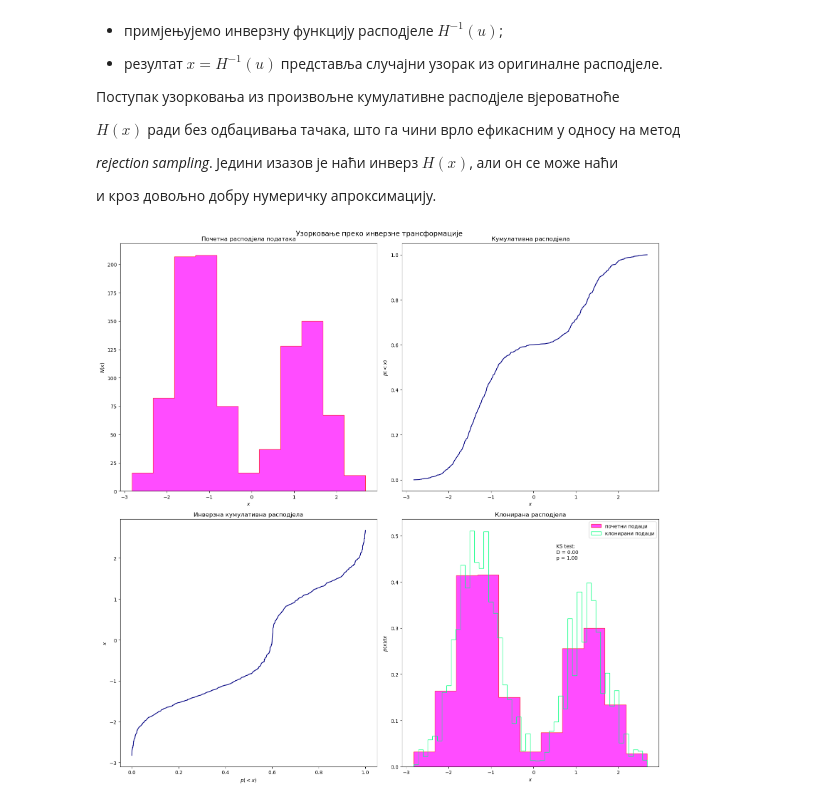
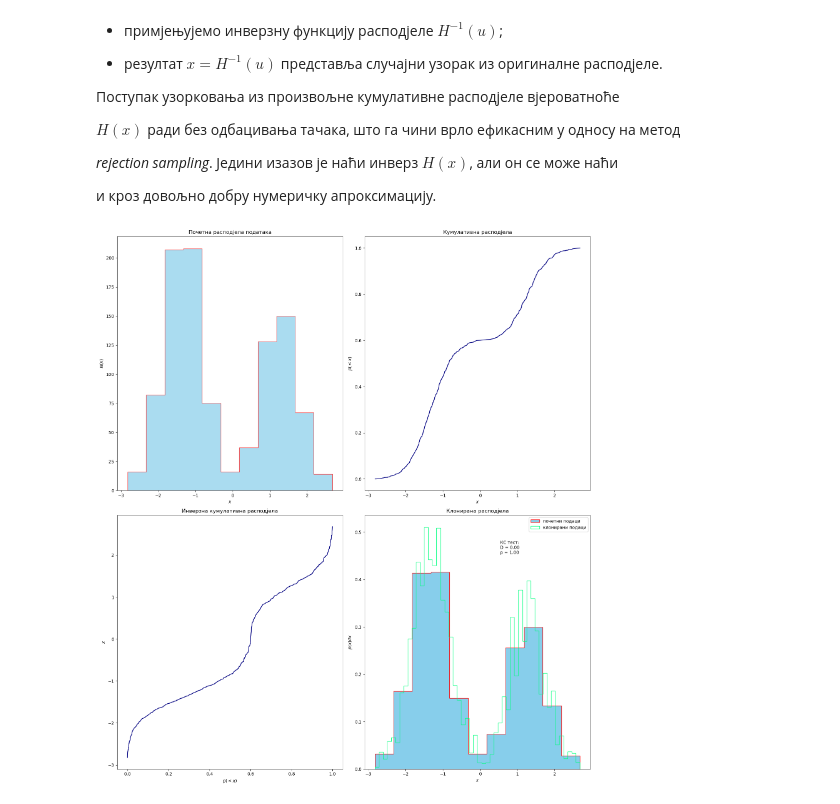
Before and after one commit to zorzeus/Astrostatistika, a Jupyter notebook: as_03.ipynb, the cells around one changed output. Drawn from its saved outputs; the diff is of its cells as text; code cells hidden in the pictures.

```diff
--- a/as_03.ipynb
+++ b/as_03.ipynb
@@ -505,59 +505,58 @@ $H(x)$ ради без одбацивања тачака, што га чини
 
 и кроз довољно добру нумеричку апроксимацију.
 # %%
-Ndata = 1000
-Nclone = 100000
+Ndata = 1000 # број тачака на почетку
+Nclone = 100000 # број тачака које се генеришу приликом „клонирања“ почетне расподјеле
 np.random.seed(0)
 
-dists = (scipy.stats.norm(-1.3, 0.5), scipy.stats.norm(1.3, 0.5))
-fracs = (0.6, 0.4)
+dists = (scipy.stats.norm(-1.3, 0.5), scipy.stats.norm(1.3, 0.5)) # пар нормалних расподјела
+fracs = (0.6, 0.4) # дио података узет из прве, односно друге расподјеле
 
-x = np.hstack([d.rvs(int(f * Ndata)) for d, f in zip(dists, fracs)])
+x = np.hstack([d.rvs(int(f * Ndata)) for d, f in zip(dists, fracs)]) # комбинација
 
-x_cloned = EmpiricalDistribution(x).rvs(Nclone)
-D, p = scipy.stats.ks_2samp(x, x_cloned)
+x_cloned = EmpiricalDistribution(x).rvs(Nclone) # креирање емпиријске расподјеле засноване на x
+D, p = scipy.stats.ks_2samp(x, x_cloned) # Колмогоров-Смирнов тест
 
 x.sort()
-Px_cuml = np.linspace(0, 1, Ndata)
+Px_cuml = np.linspace(0, 1, Ndata) # идеална кумулативна функција за сортиране податке
 
-tck = scipy.interpolate.splrep(Px_cuml, x)
+tck = scipy.interpolate.splrep(Px_cuml, x) # интерполација кумулативне расподјеле
 Px_cuml_sample = np.linspace(0, 1, 10 * Ndata)
-x_sample = scipy.interpolate.splev(Px_cuml_sample, tck)
+x_sample = scipy.interpolate.splev(Px_cuml_sample, tck) # омогућавање глатке инверзије к. расподјеле
 
-plt.figure(figsize=(16, 16))
+plt.figure(figsize=(16, 18))
 
 plt.subplot(221)
-plt.hist(x, bins='auto', histtype='stepfilled', edgecolor='red', facecolor='magenta', alpha=0.7)
+plt.hist(x, bins='auto', histtype='stepfilled', edgecolor='red', facecolor='skyblue', alpha=0.7)
 plt.xlabel(r'$x$')
 plt.ylabel(r'$N(x)$')
 plt.title('Почетна расподјела података')
 
 plt.subplot(222)
 plt.plot(x, Px_cuml, color='navy')
 plt.xlabel(r'$x$')
 plt.ylabel(r'$p(<x)$')
 plt.title('Кумулативна расподјела')
 
 plt.subplot(223)
 plt.plot(Px_cuml_sample, x_sample, color='navy')
 plt.ylabel(r'$x$')
 plt.xlabel(r'$p(<x)$')
 plt.title('Инверзна кумулативна расподјела')
 
 plt.subplot(224)
-plt.hist(x, bins='auto', density=True, histtype='stepfilled', alpha=0.7,
-         edgecolor='red', facecolor='magenta', label='почетни подаци')
+plt.hist(x, bins='auto', density=True, histtype='stepfilled',
+         edgecolor='red', facecolor='skyblue', label='почетни подаци')
 plt.hist(x_cloned, bins='auto', density=True, histtype='step',
          color='springgreen', label='клонирани подаци')
 plt.xlabel(r'$x$')
 plt.ylabel(r'$p(x)dx$')
 plt.title('Клонирана расподјела')
-plt.text(0.6, 0.9, f"KS test:\nD = {D:.2f}\np = {p:.2f}",
+plt.text(0.6, 0.9, f"КС тест:\nD = {D:.2f}\np = {p:.2f}",
          ha='left', va='top', transform=plt.gca().transAxes)
+
 plt.legend()
-
-plt.suptitle('Узорковање преко инверзне трансформације', fontsize=14)
 plt.tight_layout()
 plt.show()
 # %% [output]
-[figure, old version]
+[figure, new version]
```
Also changed, not shown: parts of 2 cells of this notebook.
